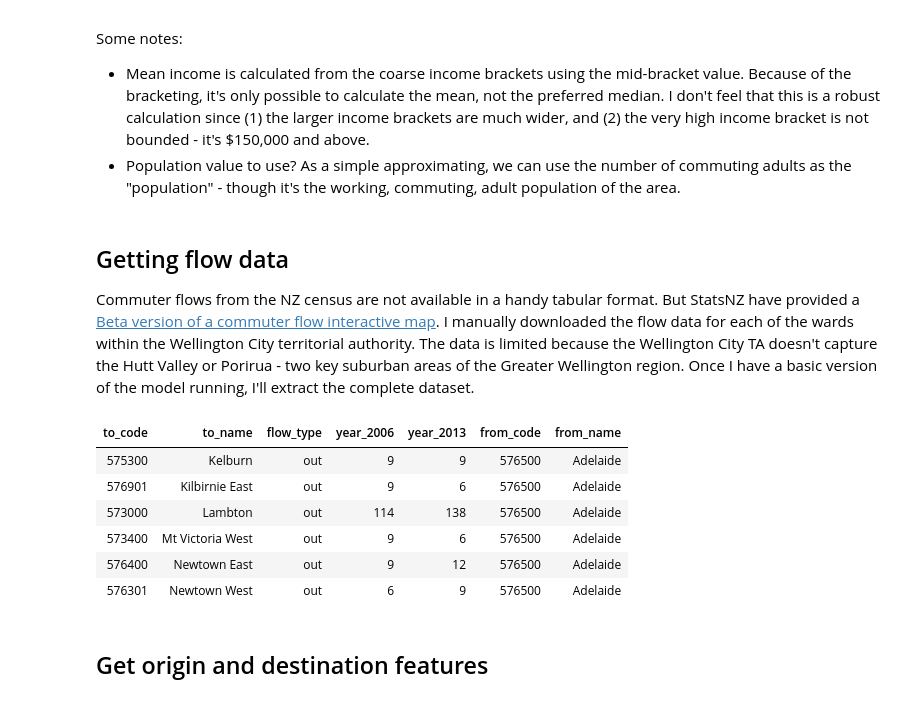
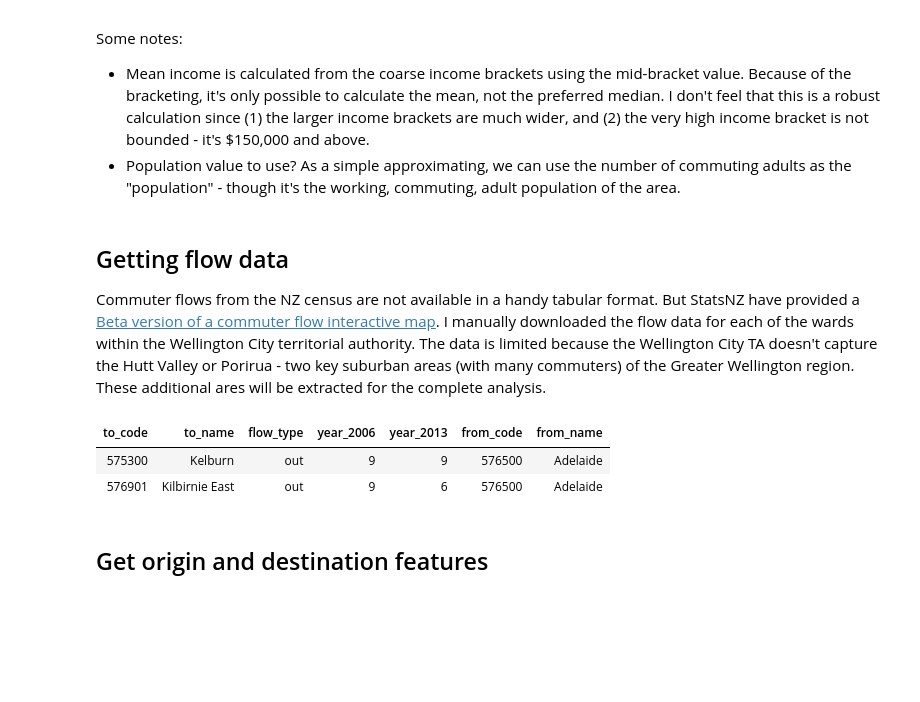
Before and after one commit to shriv/wellington-commutes, a Jupyter notebook: Commuting Flow Analysis.ipynb, the cells around one changed output. Saved outputs shown, nothing was run; the diff lists cells and outputs as text; code cells hidden in the pictures; blank space fills up the shorter version.

Commit message:
More spatial modelling theory and some visual tidying up

```diff
--- a/Commuting Flow Analysis.ipynb
+++ b/Commuting Flow Analysis.ipynb
@@ -60,5 +64,5 @@ Some notes:
 - Population value to use? As a simple approximating, we can use the number of commuting adults as the "population" - though it's the working, commuting, adult population of the area.
 # %% [markdown]
 ## Getting flow data
-Commuter flows from the NZ census are not available in a handy tabular format. But StatsNZ have provided a [Beta version of a commuter flow interactive map](https://www.stats.govt.nz/tools/commuter-view). I manually downloaded the flow data for each of the wards within the Wellington City territorial authority. The data is limited because the Wellington City TA doesn't capture the Hutt Valley or Porirua - two key suburban areas of the Greater Wellington region. Once I have a basic version of the model running, I'll extract the complete dataset.
+Commuter flows from the NZ census are not available in a handy tabular format. But StatsNZ have provided a [Beta version of a commuter flow interactive map](https://www.stats.govt.nz/tools/commuter-view). I manually downloaded the flow data for each of the wards within the Wellington City territorial authority. The data is limited because the Wellington City TA doesn't capture the Hutt Valley or Porirua - two key suburban areas (with many commuters) of the Greater Wellington region. These additional ares will be extracted for the complete analysis.
 # %%
@@ -65,15 +70,12 @@ Commuter flows from the NZ census are not available in a handy tabular format. B
 df_flow <- readCommuterFlows("data/commuter_flow_wellington_city.csv")
 # %%
+# Minor cleaning
 df_flow_clean <- df_flow %>% filter(to_name %in% from_name) %>% filter(flow_type == 'out')
-df_flow_clean %>% head()
+df_flow_clean %>% head(2)
 # %% [output]
 | to_code | to_name | flow_type | year_2006 | year_2013 | from_code | from_name |
 | 575300 | Kelburn | out | 9 | 9 | 576500 | Adelaide |
 | 576901 | Kilbirnie East | out | 9 | 6 | 576500 | Adelaide |
-| 573000 | Lambton | out | 114 | 138 | 576500 | Adelaide |
-| 573400 | Mt Victoria West | out | 9 | 6 | 576500 | Adelaide |
-| 576400 | Newtown East | out | 9 | 12 | 576500 | Adelaide |
-| 576301 | Newtown West | out | 6 | 9 | 576500 | Adelaide |
 # %% [markdown]
 ## Get origin and destination features
 # %%
```
Also changed, not shown: parts of 17 cells of this notebook.
